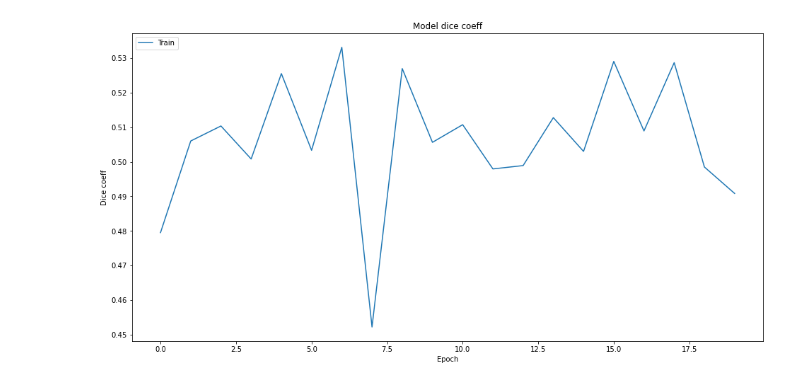
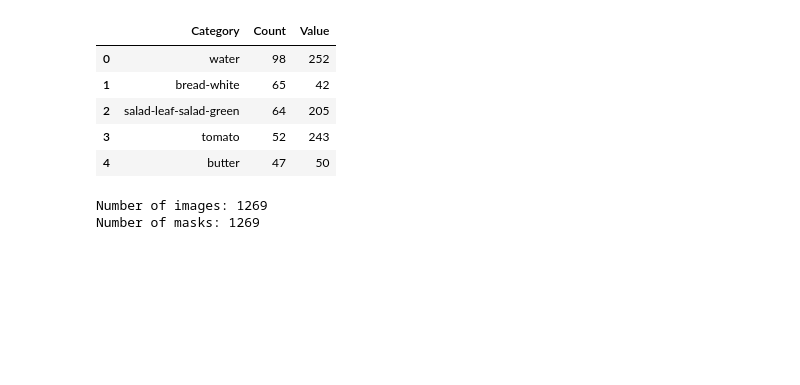
Before and after one commit to lucamarini22/food-recognition-challenge, a Jupyter notebook: food-recognition-challenge.ipynb, the cells around one changed output. Cells and saved outputs as stored; diff of their text form; code cells hidden in the pictures; blank space fills up the shorter version.

```diff
--- a/food-recognition-challenge.ipynb
+++ b/food-recognition-challenge.ipynb
@@ -50,18 +53,25 @@ def getCOCO(anns_path):
 
     # Print number of categories
     nms = [cat['name'] for cat in cats]
-    print('\nNumber of COCO categories: {}\n'.format(len(nms)))
+    print('\nNumber of COCO categories: {}'.format(len(nms)))
 
-    # Print number of instances of each category
-    df = pd.DataFrame(columns=['Categories', 'Count'])
+    # Create a dataframe of the count of each category
+    df = pd.DataFrame(columns=['Category', 'Count'])
 
+    # Add each category and its count row by row
     for i, catID in enumerate(catIDs):
         imgIds = coco.getImgIds(catIds=catID)
         df.loc[i] = [nms[i]] + [len(imgIds)]
 
+    # Sort the values in descending order of count
+    df = df.sort_values('Count', ascending=False).reset_index(drop=True)
+
     return coco, df
 # %%
-# Load annotations and print metadata of the image set
-coco, df = getCOCO(val_anns_path)
+# Load the annotations of the image dataset
+coco, meta = getCOCO(val_anns_path)
+
+# Preview a sample of the categories and their counts
+meta.head()
 # %% [output]
 loading annotations into memory...
@@ -367,11 +89,12 @@ Epoch 20/20
-# %%
-# Plot the error over the epochs
-plt.figure(figsize=(16, 8))
-plt.plot(history.history['dice_coef'])
-plt.title('Model dice coeff')
-plt.ylabel('Dice coeff')
-plt.xlabel('Epoch')
-plt.legend(['Train'], loc='upper left')
-plt.show()
-# %% [output]
-[figure, removed]
+# %%
+# Create a pixel value for each category whose count is greater than 0
+classes = meta[meta.Count > 0].copy()
+classes['Value'] = classes.Category.astype('category').cat.codes
+classes.head()
+# %% [output]
+|  | Category | Count | Value |
+| 0 | water | 98 | 252 |
+| 1 | bread-white | 65 | 42 |
+| 2 | salad-leaf-salad-green | 64 | 205 |
+| 3 | tomato | 52 | 243 |
+| 4 | butter | 47 | 50 |
@@ -377,0 +159,10 @@ plt.show()
+# %%
+# Get the images and masks from the given path
+images, masks, objects = getImgs(val_imgs_path, (224, 224))
+
+# Check if the number of images and masks are the same
+print('Number of images: {}'.format(len(images)))
+print('Number of masks: {}'.format(len(masks)))
+# %% [output]
+Number of images: 1269
+Number of masks: 1269
```
Also changed, not shown: parts of 25 cells of this notebook.
